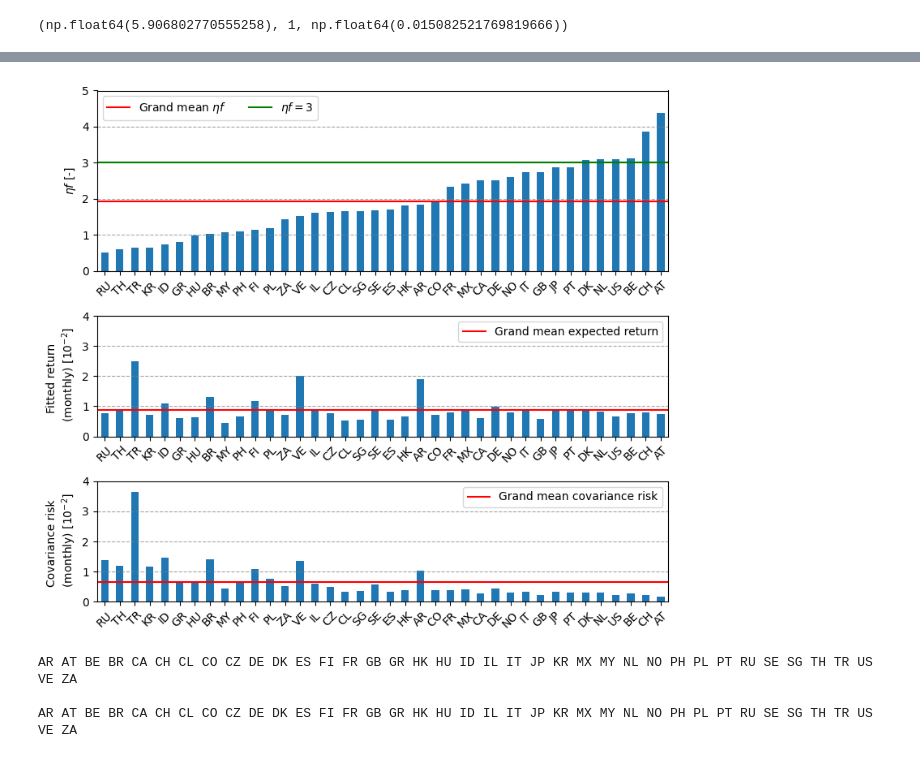
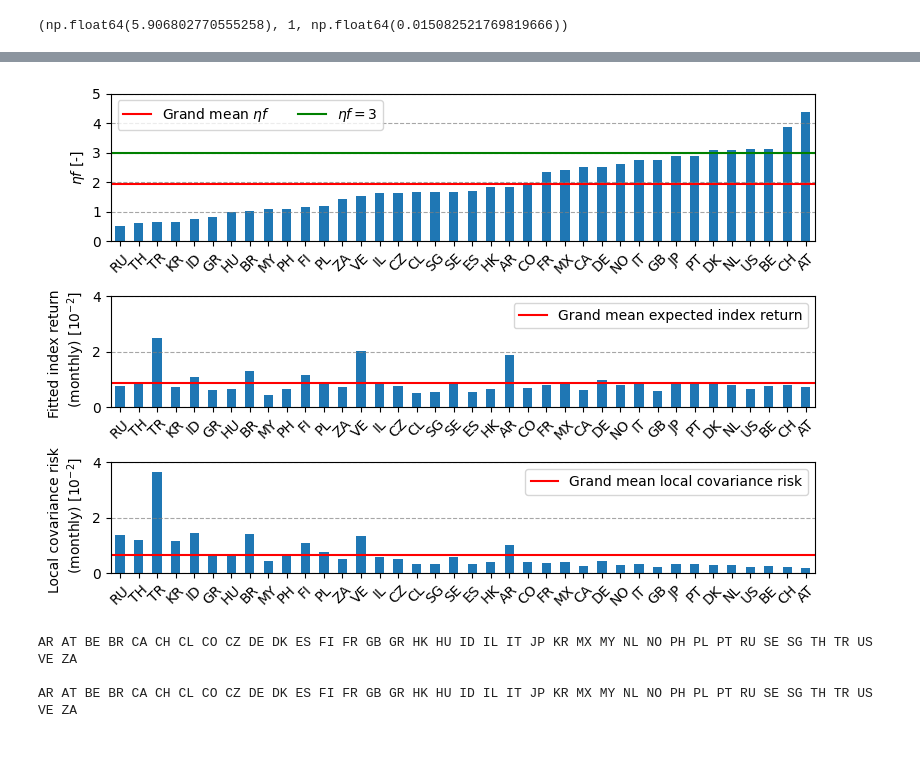
Before and after one commit to nilsvanrompaey/master-thesis-home-bias, a Jupyter notebook: src/figure3.ipynb, the cells around one changed output, grey strips where cells are left out. Cells and saved outputs as stored; diff of their text form; code cells hidden in the pictures.

```diff
--- a/src/figure3.ipynb
+++ b/src/figure3.ipynb
@@ -339,7 +362,7 @@ for month in stds.columns:
 eta_f = fitted_returns / cov_risks_diag
 # %%
 dir = os.path.abspath("../output/exp3/figures/")
-fig, axs = plt.subplots(3, 1, figsize=(8,7), gridspec_kw={'height_ratios': [3, 2, 2]})
+fig, axs = plt.subplots(3, 1, figsize=(8,5.5), gridspec_kw={'height_ratios': [4, 3, 3]})
 
 eta_f_mean = eta_f.mean(axis=1).sort_values()
 eta_f_mean.plot(kind="bar", ax=axs[0])
@@ -348,38 +371,39 @@ for label in axs[0].get_xticklabels():
     label.set_ha('center')
 axs[0].grid(axis='y', linestyle='--', color='gray', alpha=0.7)
 axs[0].axhline(eta_f_mean.mean(), color="red")
 axs[0].axhline(3, color="green")
 axs[0].legend(labels=[r"Grand mean $\eta f$", r"$\eta f = 3$"], ncol=2)
 axs[0].set_ylabel(r"$\eta f$ [-]")
 axs[0].set_ylim([0,5])
 
 fitted_returns_mean = 100*fitted_returns.mean(axis=1).reindex(eta_f_mean.index)
 fitted_returns_mean.plot(kind="bar", ax=axs[1])
 axs[1].tick_params(axis='x', labelrotation=45, labelsize=10)
 for label in axs[1].get_xticklabels():
     label.set_ha('center')
 axs[1].grid(axis='y', linestyle='--', color='gray', alpha=0.7)
 axs[1].axhline(fitted_returns_mean.mean(), color="red")
-axs[1].legend(labels=["Grand mean expected return"], ncol=2)
-axs[1].set_ylabel("Fitted return \n (monthly) [$10^{-2}$]")
+axs[1].legend(labels=["Grand mean expected index return"], ncol=2)
+axs[1].set_ylabel("Fitted index return \n (monthly) [$10^{-2}$]")
 axs[1].set_ylim([0,4])
 
 cov_risks_mean = 100*cov_risks_diag.mean(axis=1).reindex(eta_f_mean.index)
 cov_risks_mean.plot(kind="bar", ax=axs[2])
 axs[2].tick_params(axis='x', labelrotation=45, labelsize=10)
 for label in axs[2].get_xticklabels():
     label.set_ha('center')
 axs[2].grid(axis='y', linestyle='--', color='gray', alpha=0.7)
 axs[2].axhline(cov_risks_mean.mean(), color="red")
-axs[2].legend(labels=["Grand mean covariance risk"], ncol=2)
-axs[2].set_ylabel("Covariance risk \n (monthly) [$10^{-2}$]")
+axs[2].legend(labels=["Grand mean local covariance risk"], ncol=2)
+axs[2].set_ylabel("Local covariance risk \n (monthly) [$10^{-2}$]")
 axs[2].set_ylim([0,4])
 
 fig.tight_layout()
 fig.savefig(dir+"/eta_f.pdf")
 plt.show()
+copy_files()
 # %% [output]
-[figure, old version]
+[figure, new version]
 # %%
 # Costs
 costs = pd.DataFrame(0.0, index=covs.index, columns=covs.columns)
```
Also changed, not shown: parts of 7 cells of this notebook, 23 other files.
